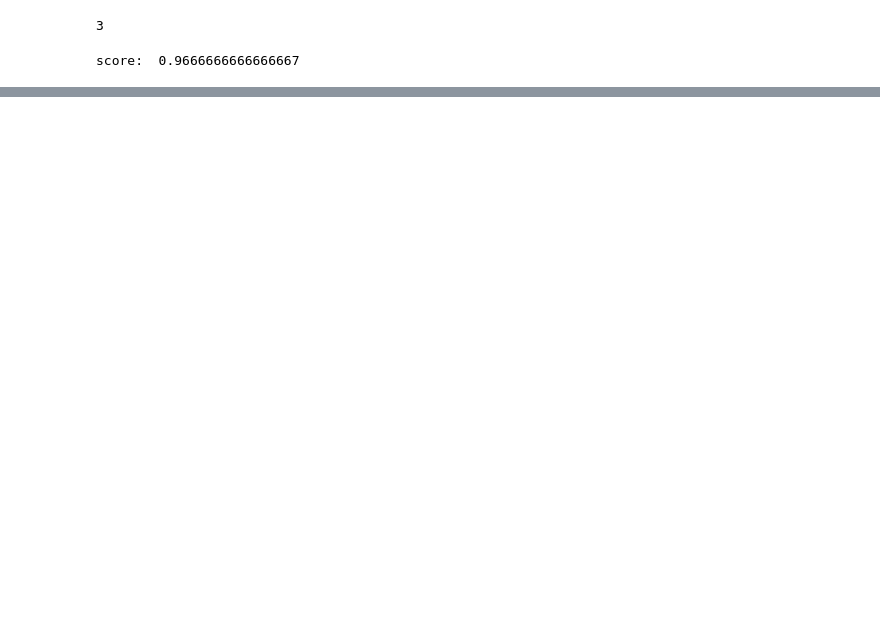
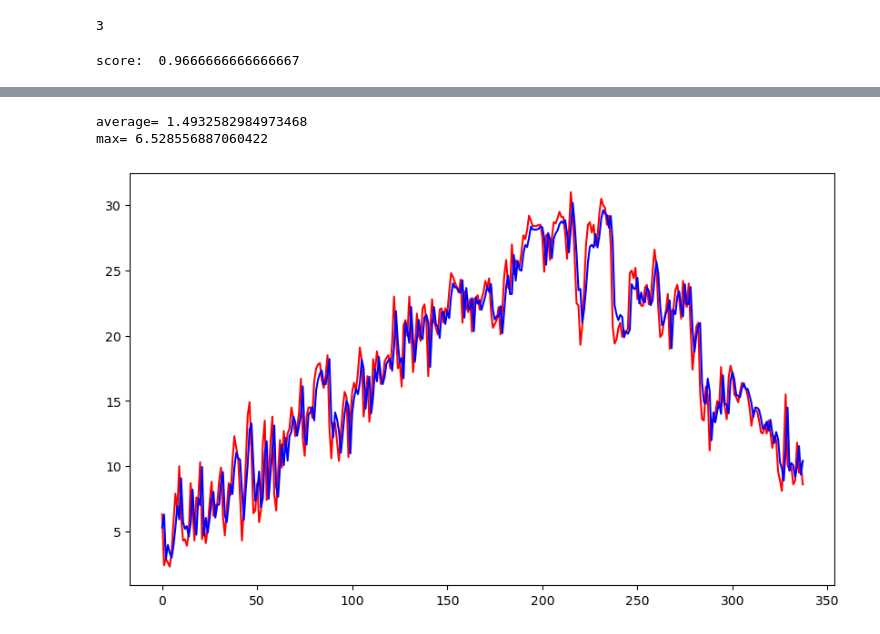
Before and after one commit to hiro-nagami/study-machine-learning, a Jupyter notebook: jupyter-notebook/src/sample1.ipynb, the cells around one changed output, grey strips where cells are left out. Cells and saved outputs as stored; diff of their text form; code cells hidden in the pictures; blank space fills up the shorter version.

```diff
--- a/jupyter-notebook/src/sample1.ipynb
+++ b/jupyter-notebook/src/sample1.ipynb
@@ -89,0 +90,55 @@ score =  0.9408163265306122
+# %%
+import pandas as pd
+import numpy as np
+from sklearn.model_selection import train_test_split
+from sklearn.metrics import accuracy_score
+from sklearn.metrics import classification_report
+from sklearn.linear_model import LinearRegression
+import matplotlib.pyplot as plt
+
+def read_csv_data(filepath):
+    csv_data = pd.read_csv(filepath, encoding='Shift-JIS')
+    formatted_data = pd.DataFrame(csv_data.values[2:], columns=['年','月','日','気温','品質','均質'])
+    return formatted_data
+
+
+def make_train_and_test(data, interval):
+    sample = []
+    result = []
+    temps = list(data['気温'])
+
+    for i in range(len(temps)):
+        if interval > i: continue
+        result.append(float(temps[i]))
+        ds = []
+
+        for j in range(interval):
+            ds.append(float(temps[i - interval + j]))
+
+        sample += [ds]
+    return (np.array(sample), np.array(result))
+
+data = read_csv_data('sample/temperature.csv')
+sample_years = (data['年'] <= '2020')
+test_years = (data['年'] >= '2021')
+
+make_train_and_test(data[sample_years], 6)
+train_x, train_y = make_train_and_test(data[sample_years], 6)
+test_x, test_y = make_train_and_test(data[test_years], 6)
+
+clf = LinearRegression()
+clf.fit(train_x, train_y)
+
+pred_y = clf.predict(test_x)
+
+plt.figure(figsize=(10, 6), dpi=100)
+plt.plot(test_y, c='r')
+plt.plot(pred_y, c='b')
+
+diff_y = abs(test_y - pred_y)
+print('average=', sum(diff_y) / len(test_y))
+print('max=', max(diff_y))
+# %% [output]
+average= 1.4932582984973468
+max= 6.528556887060422
+[figure, added]
```
Also changed, not shown: parts of 2 cells of this notebook, 1 other file.
